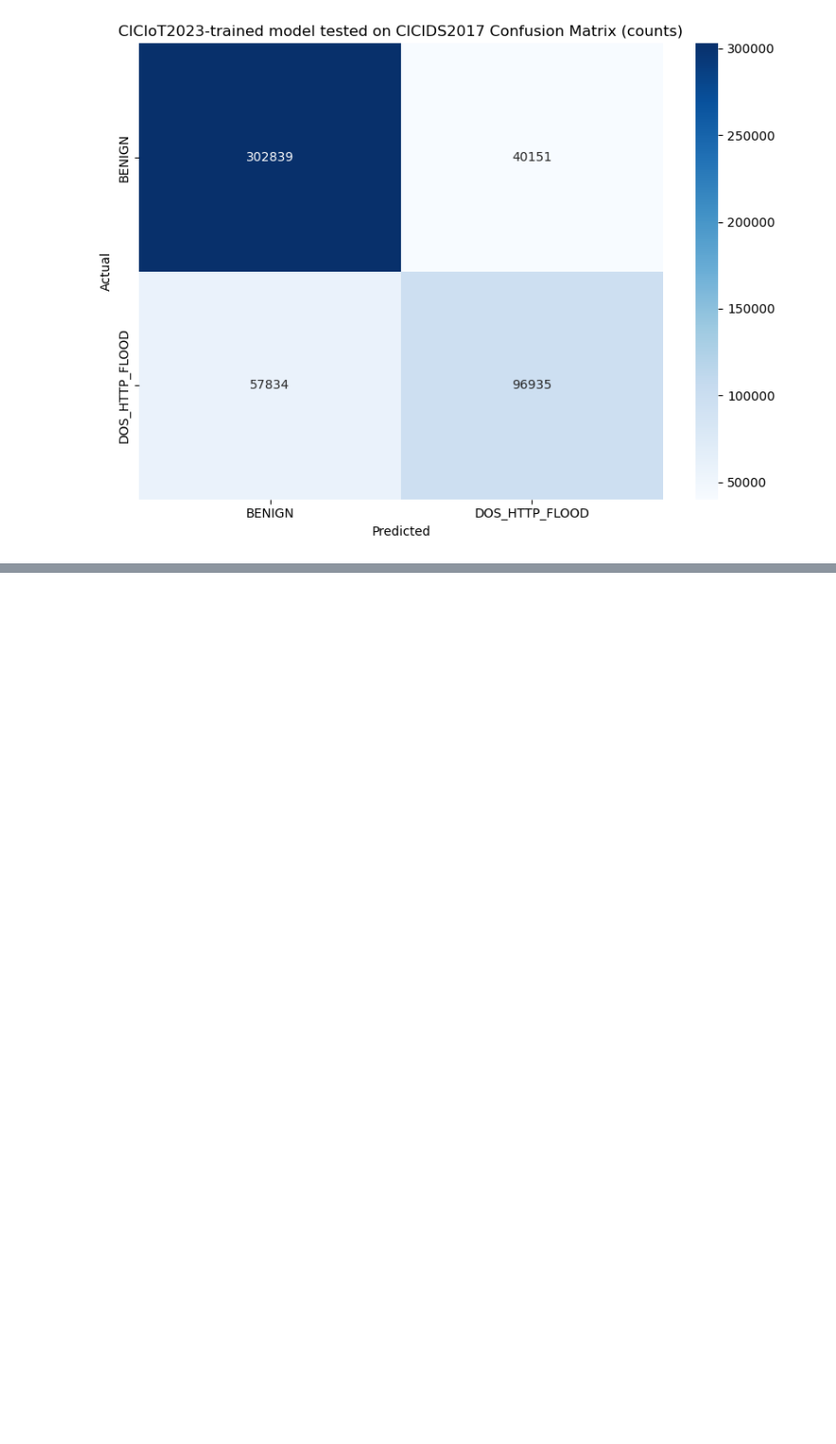
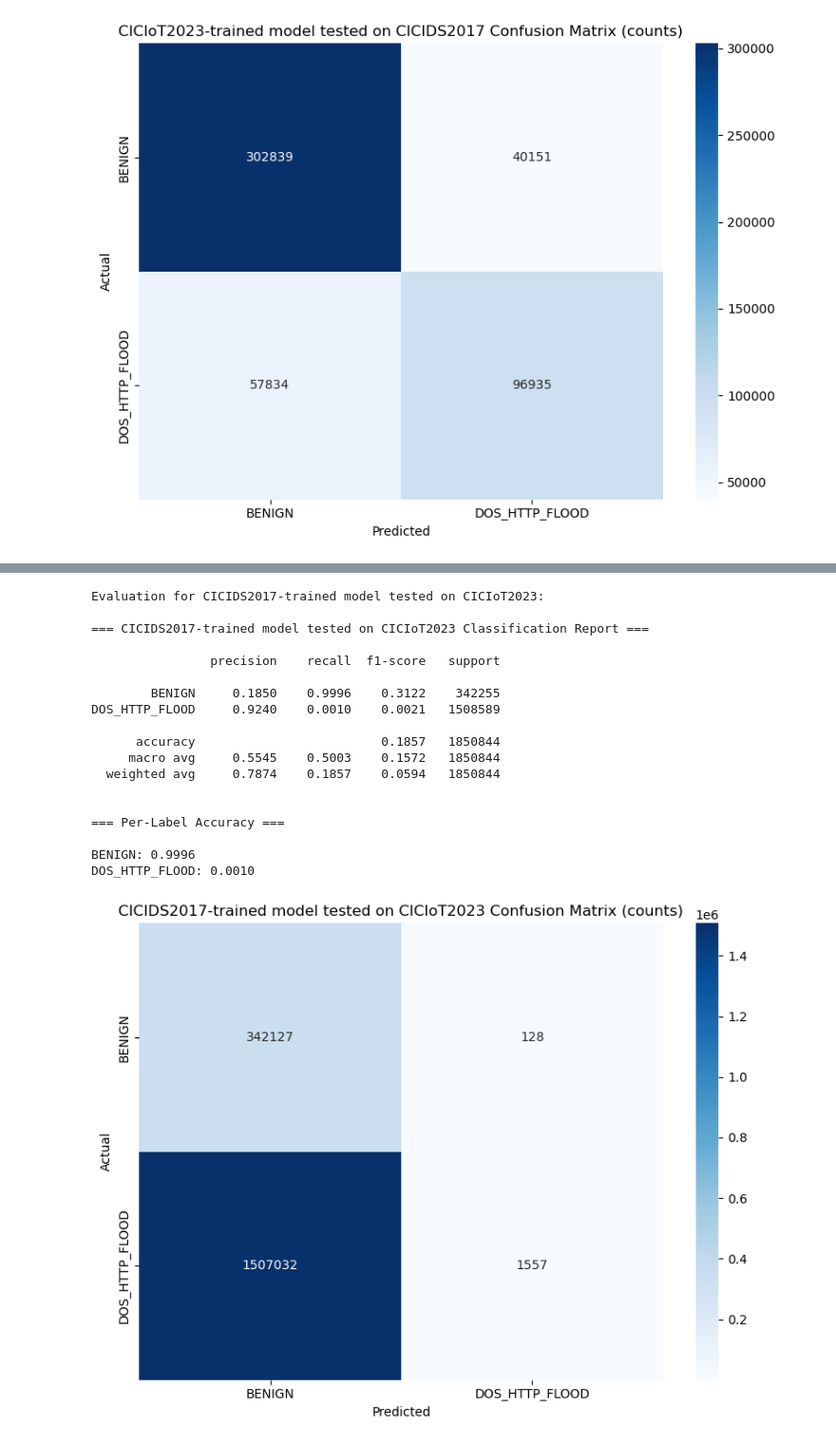
Before and after one commit to ramuld12/Property-based-Neural-Network-Verification, a Jupyter notebook: baseline/cross_datasat_eval.ipynb, the cells around one changed output, grey strips where cells are left out. Shown at 95% size. Drawn from its saved outputs; the diff is of its cells as text; code cells hidden in the pictures; blank space fills up the shorter version.

```diff
--- a/baseline/cross_datasat_eval.ipynb
+++ b/baseline/cross_datasat_eval.ipynb
@@ -211,10 +212,31 @@ class CNNLSTM(nn.Module):
 def load_and_evaluate_cnnlstm_model(joblib_path, X, y_true, model_name):
     joblib_object = joblib.load(joblib_path)
     model = joblib_object["model"]
-    encoder = joblib_object.get("label_encoder")
+    scaler = joblib_object.get("scaler")
+    label_encoder = joblib_object.get("label_encoder")
 
-    # Encode categorical features
-    y_pred = model.predict(X)
+    # Determine device from model
+    device = next(model.parameters()).device
+
+    # Scale features
+    X_scaled = scaler.transform(X)
+
+    # Convert to tensor and add channel dimension, then move to device
+    X_tensor = torch.tensor(X_scaled, dtype=torch.float32).unsqueeze(1).to(device)  # (N, 1, F)
+
+    # Predict
+    model.eval()
+    with torch.no_grad():
+        logits = model(X_tensor)
+        probs = torch.sigmoid(logits).cpu().numpy()
+
+    # Convert probabilities to class predictions
+    y_pred = (probs >= 0.5).astype(int).flatten()
+
+    # Decode labels if encoder exists
+    if label_encoder:
+        y_pred = label_encoder.inverse_transform(y_pred)
+
     print(f"Evaluation for {model_name}:")
     evaluate_model(y_true, y_pred, model_name=model_name)
 # %%
@@ -228,0 +269,27 @@ AttributeError: 'CNNLSTM' object has no attribute 'predict'
+# %%
+load_and_evaluate_cnnlstm_model(
+    "models/cnnlstm_wednesday_labeled.joblib",
+    X=X_ciciot,
+    y_true=y_ciciot,
+    model_name="CICIDS2017-trained model tested on CICIoT2023"
+)
+# %% [output]
+Evaluation for CICIDS2017-trained model tested on CICIoT2023:
+
+=== CICIDS2017-trained model tested on CICIoT2023 Classification Report ===
+
+                precision    recall  f1-score   support
+
+        BENIGN     0.1850    0.9996    0.3122    342255
+DOS_HTTP_FLOOD     0.9240    0.0010    0.0021   1508589
+
+      accuracy                         0.1857   1850844
+     macro avg     0.5545    0.5003    0.1572   1850844
+  weighted avg     0.7874    0.1857    0.0594   1850844
+
+
+=== Per-Label Accuracy ===
+
+BENIGN: 0.9996
+DOS_HTTP_FLOOD: 0.0010
+[figure, added]
```
Also changed, not shown: parts of 2 cells of this notebook, 2 other files.
